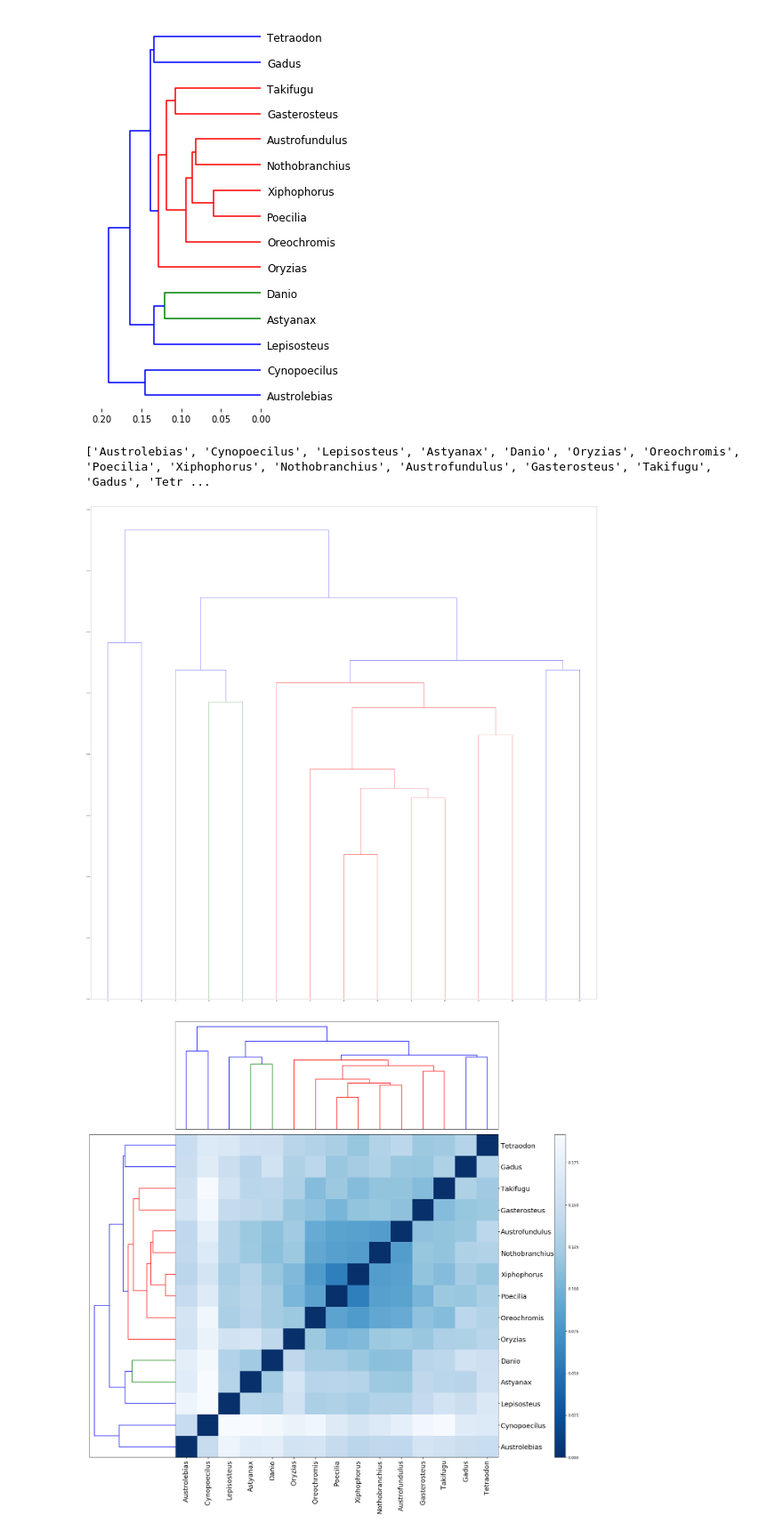
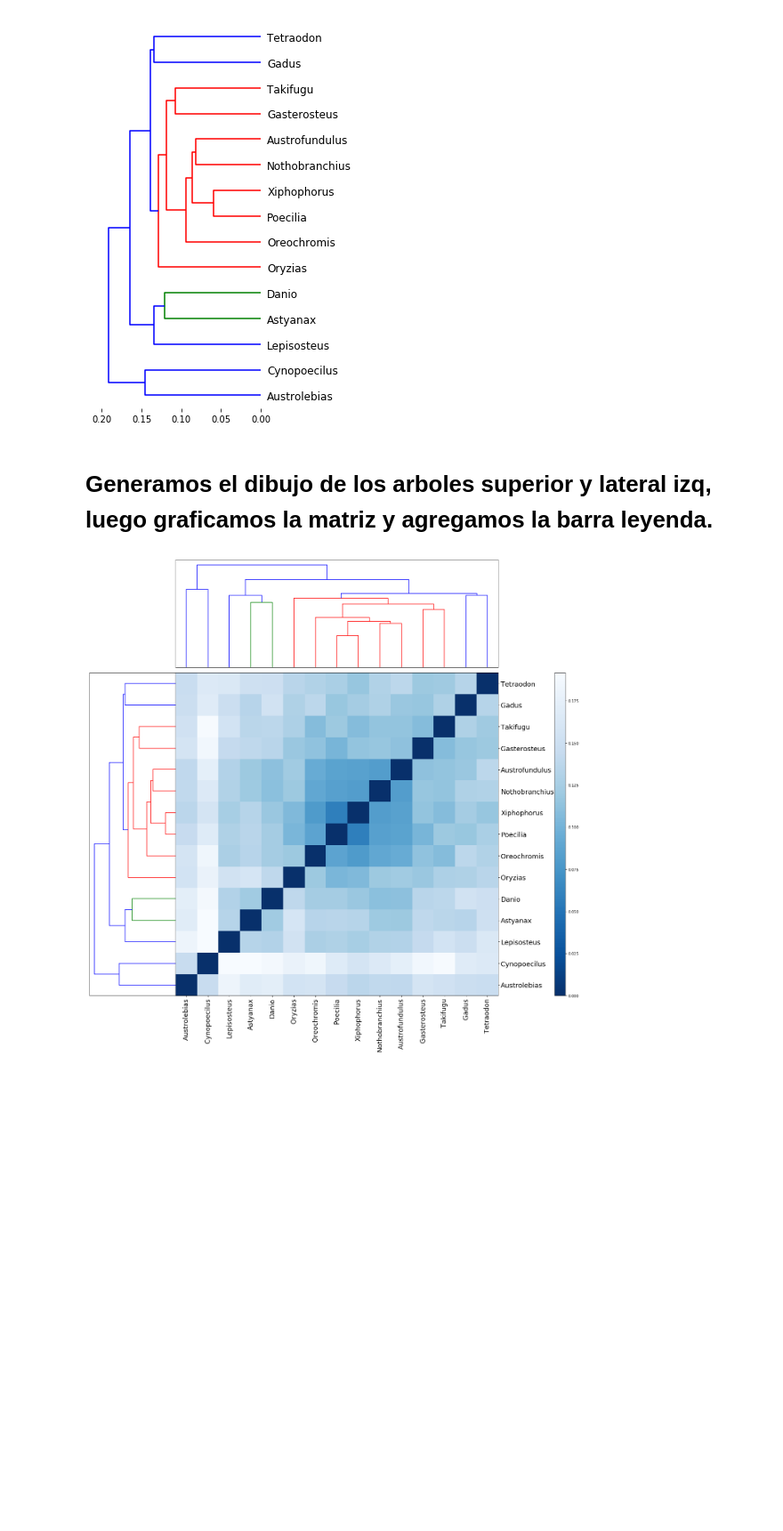
Before and after one commit to dtravisany/austro, a Jupyter notebook: Untitled.ipynb, the cells around one changed output. Shown at 89% size. Cells and saved outputs as stored; diff of their text form; code cells hidden in the pictures; blank space fills up the shorter version.

```diff
--- a/Untitled.ipynb
+++ b/Untitled.ipynb
@@ -59,21 +67,12 @@ Z1 = sch.dendrogram(Y,labels=names, orientation='left',leaf_font_size=12)
 # %% [output]
 [figure]
+# %% [markdown]
+# Generamos el dibujo de los arboles superior y lateral izq, luego graficamos la matriz y agregamos la barra leyenda.
 # %%
-#ecs4=ecs3.drop('EC',axis=1)
-#ecs4=ecs4.drop('CGR02DF',axis=1)
-#ecs4=ecs4.drop('CGR01D',axis=1)
-#oT2=ecs4.T
-strains=names
-data=pdist(df.T,'hamming')
-#h, w = data.shape
-Z = sch.linkage(data, method="complete")
-D=data
-fig = pylab.figure(figsize=(70,70))
-Zx=sch.dendrogram(Z)
+#Calculamos el primer arbol
 
-
-D=data
-D=squareform(D)
+data
+D=squareform(data)
 h,y=D.shape
 fig = pylab.figure(figsize=(20,20))
 ax1 = fig.add_axes([0.09,0.1,0.2,0.6])
@@ -82,69 +81,57 @@ Z1 = sch.dendrogram(Y, orientation='left')
 ax1.set_xticks([])
 ax1.set_yticks([])
 
-# Compute and plot second dendrogram.
 ax2 = fig.add_axes([0.25,0.71,0.6,0.2])
 Y = sch.linkage(D[np.triu_indices(h, 1)], method='complete')
 Z2 = sch.dendrogram(Y)
 ax2.set_xticks([])
 ax2.set_yticks([])
 
-# Plot distance matrix.
+
+
+
 axmatrix = fig.add_axes([0.25,0.1,0.6,0.6])
 idx1 = Z1['leaves']
 idx2 = Z2['leaves']
 
 D = D[idx1,:]
 D = D[:,idx2]
-#im = axmatrix.matshow(D, aspect='auto', origin='lower', cmap=pylab.cm.YlGnBu)
 
 
 stidx2=[]
 for i in idx2:
-    stidx2.append(strains[i])
+    stidx2.append(names[i])
 stidx1=[]
 for i in idx1:
-    stidx1.append(strains[i])
+    stidx1.append(names[i])
 
-print(stidx1)
-
-
-# Plot colorbar.
-#axcolor = fig.add_axes([0.91,0.1,0.02,0.6])
-#pylab.colorbar(im, cax=axcolor)
-
-
-
-
-
-#pylab.xticks(rotation=-90, fontsize=10)
-
-#axmatrix.set_yticks(range(21),1)
-#im = axmatrix.matshow(D, aspect='auto', origin='lower', cmap=pylab.cm.PRGn)
-im = axmatrix.matshow(D, aspect='auto', origin='lower', cmap=pylab.cm.Blues)
 im = axmatrix.matshow(D, aspect='auto', origin='lower', cmap=pylab.cm.Blues_r)
 
 
+#Limpiamos los ticks
 axmatrix.set_xticks([])
 axmatrix.set_yticks([])
-axmatrix.set_xticks(range(len(strains)))
+#Agregamos los nombres a los ticks en x
+axmatrix.set_xticks(range(len(names)))
 axmatrix.set_xticklabels(stidx1, minor=False,rotation=90,fontsize=18)
+#Ponemos los labels de X en la abajo
 axmatrix.xaxis.set_label_position('bottom')
 axmatrix.xaxis.tick_bottom()
-axmatrix.set_yticks(range(len(strains)))
+#Agregamos los nombres de los ticks en y
+axmatrix.set_yticks(range(len(names)))
 axmatrix.set_yticklabels(stidx2,minor=False,fontsize=18)
+#Ponemos los labels de Y en la derecha
 axmatrix.yaxis.set_label_position('right')
 axmatrix.yaxis.tick_right()
 
 axcolor = fig.add_axes([0.955,0.1,0.02,0.6])
+
+#Agregamos la barra leyenda
 pylab.colorbar(im, cax=axcolor)
 
-#plt.xlabel('')
-#plt.ylabel('Genomes')
-#plt.title('OrthoMCL-clusters vs Psalmonis Genomes',y=1.2)
 
 fig.show()
+#Guardamos la figura
+plt.savefig("FiguraMatrix.png")
 # %% [output]
-['Austrolebias', 'Cynopoecilus', 'Lepisosteus', 'Astyanax', 'Danio', 'Oryzias', 'Oreochromis', 'Poecilia', 'Xiphophorus', 'Nothobranchius', 'Austrofundulus', 'Gasterosteus', 'Takifugu', 'Gadus', 'Tetr ...
-[figure, old version]
+[figure, new version]
-[figure, removed]
```
Also changed, not shown: parts of 12 cells of this notebook, 1 other file.
